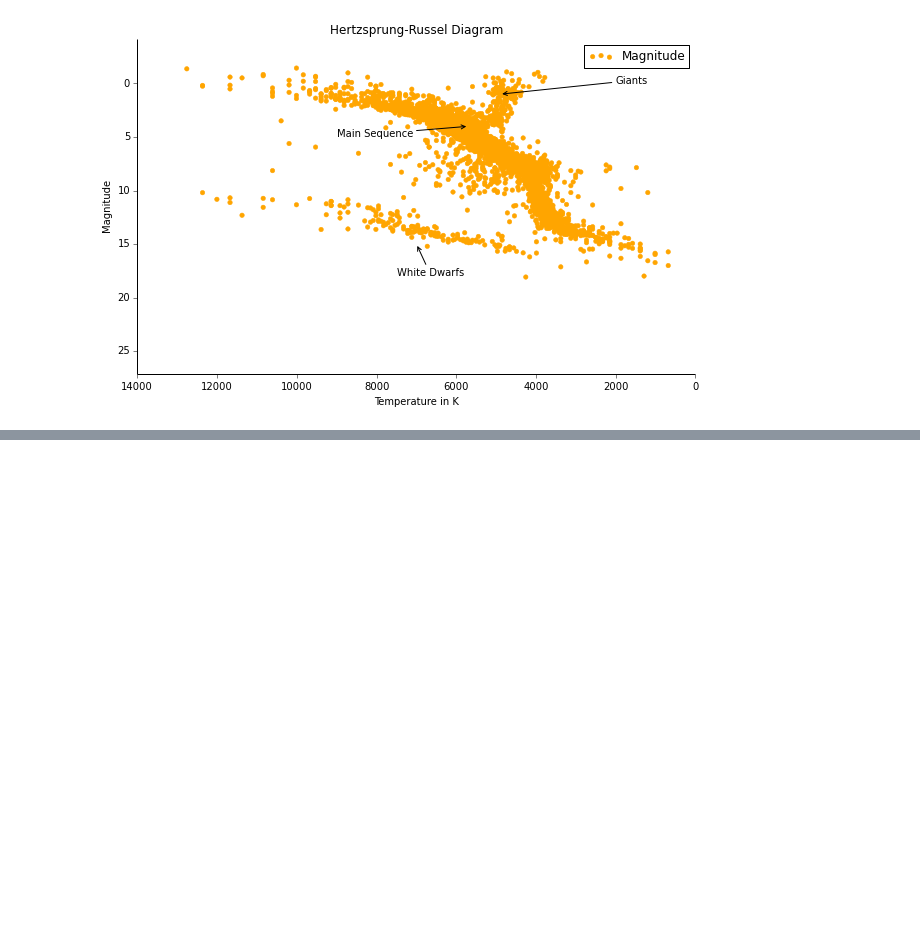
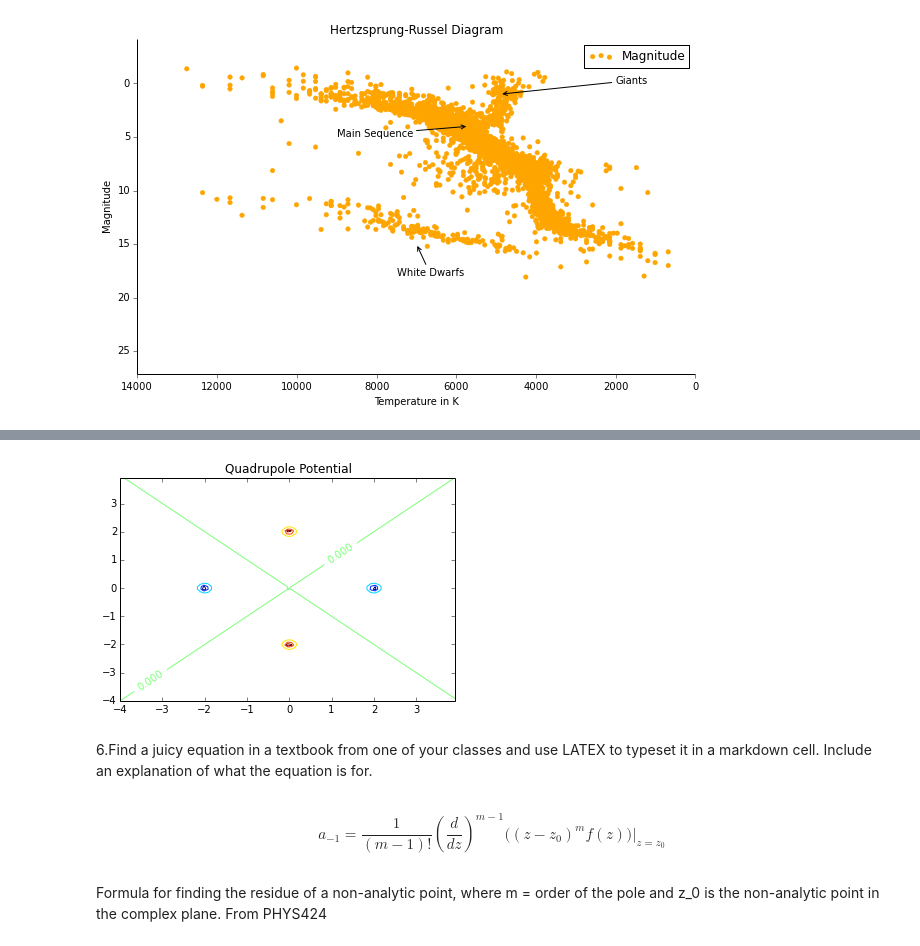
Before and after one commit to callen09/PHYS202-S14, a Jupyter notebook: Graphics/GraphicsExercises.ipynb, the cells around one changed output, grey strips where cells are left out. Cells and saved outputs as stored; diff of their text form; code cells hidden in the pictures; blank space fills up the shorter version.

```diff
--- a/Graphics/GraphicsExercises.ipynb
+++ b/Graphics/GraphicsExercises.ipynb
@@ -177,0 +276,15 @@ plt.show()
+# %%
+CS = plt.contour(x, y, V)
+plt.clabel(CS, inline=1, fontsize=10)
+plt.title('Quadrupole Potential')
+plt.show()
+# %% [output]
+[figure, added]
+# %% [markdown]
+6.Find a juicy equation in a textbook from one of your classes and use LATEX to typeset it in a markdown cell. Include an explanation of what the equation is for.
+# %% [markdown]
+\begin{equation}
+a_{-1} = \frac{1}{(m-1)!} \left(\frac{d}{dz}\right)^{m-1}\Biggl(\left(z-z_0\right)^mf(z)\Biggr)\vert_{z=z_0}
+\end{equation}
+# %% [markdown]
+Formula for finding the residue of a non-analytic point, where m = order of the pole and z_0 is the non-analytic point in the complex plane. From PHYS424
```
Also changed, not shown: parts of 5 cells of this notebook, 5 other files.
